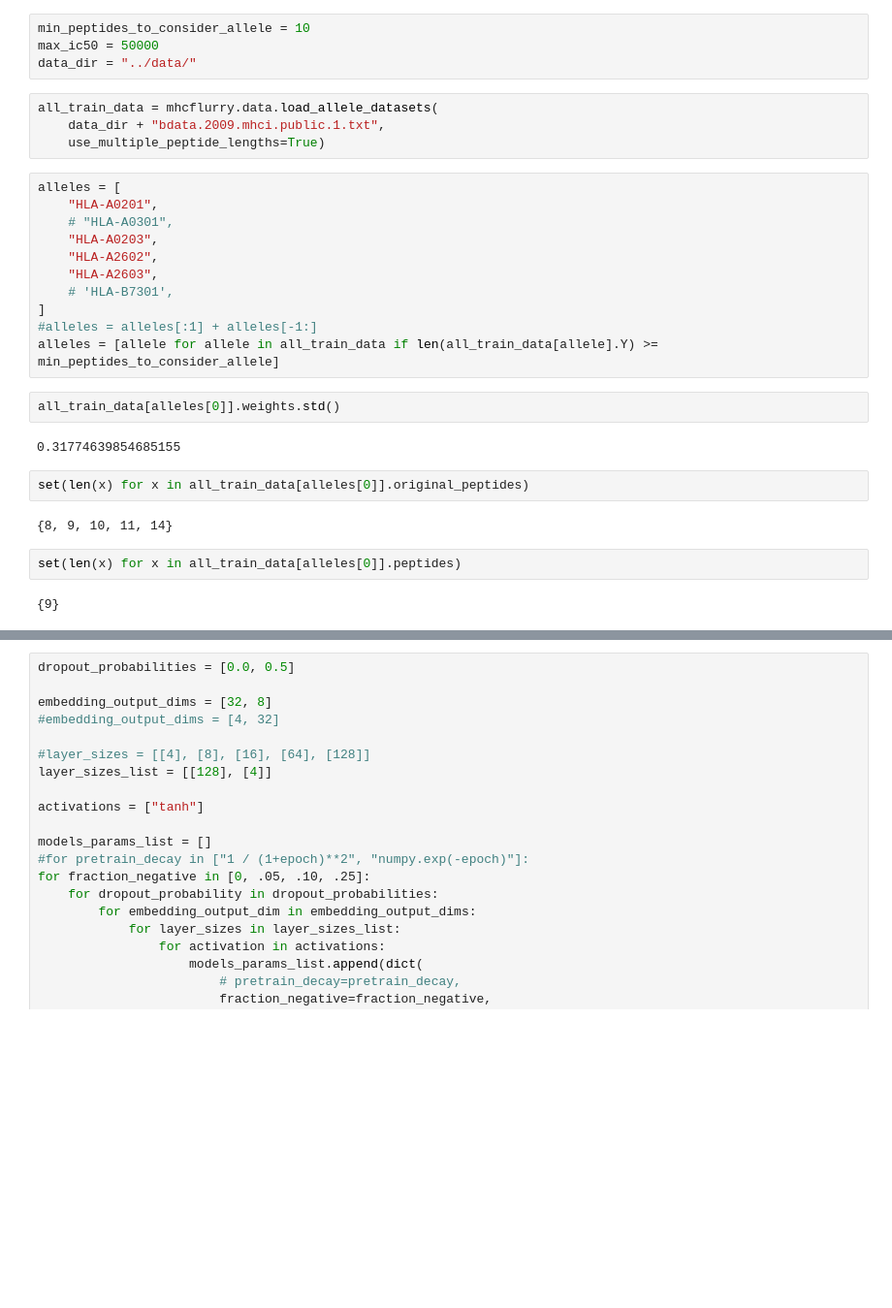
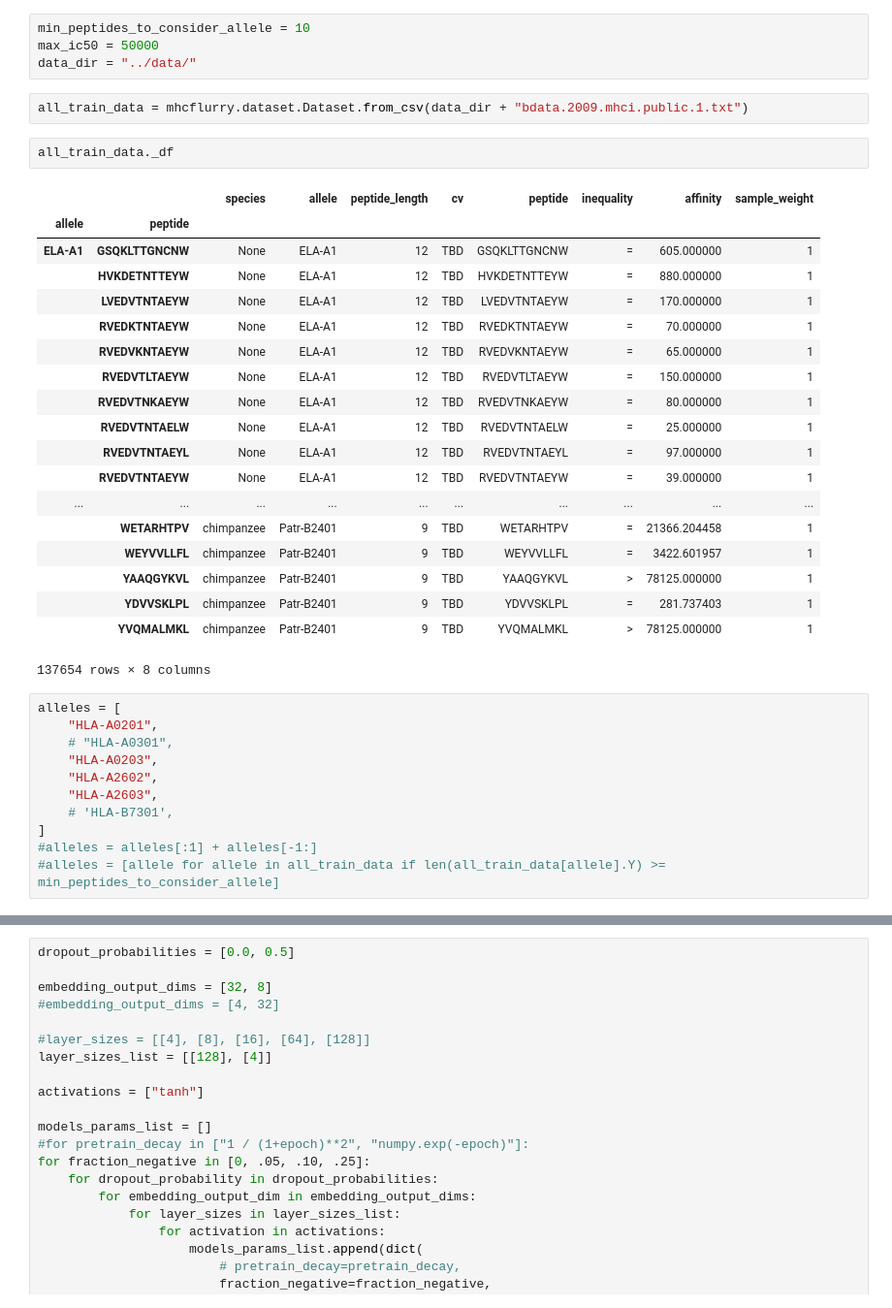
Before and after one commit to hammerlab/mhcflurry-icml-compbio-2016, a Jupyter notebook: notebooks/cv.ipynb, the cells around one changed output, grey strips where cells are left out. Shown at 97% size. Saved outputs shown, nothing was run; the diff lists cells and outputs as text; blank space fills up the shorter version.

```diff
--- a/notebooks/cv.ipynb
+++ b/notebooks/cv.ipynb
@@ -21,9 +24,29 @@ min_peptides_to_consider_allele = 10
 max_ic50 = 50000
 data_dir = "../data/"
 # %%
-all_train_data = mhcflurry.data.load_allele_datasets(
-    data_dir + "bdata.2009.mhci.public.1.txt",
-    use_multiple_peptide_lengths=True)
+all_train_data = mhcflurry.dataset.Dataset.from_csv(data_dir + "bdata.2009.mhci.public.1.txt")
+# %%
+all_train_data._df
+# %% [output]
+|  |  | species | allele | peptide_length | cv | peptide | inequality | affinity | sample_weight |
+| allele | peptide |  |  |  |  |  |  |  |  |
+| ELA-A1 | GSQKLTTGNCNW | None | ELA-A1 | 12 | TBD | GSQKLTTGNCNW | = | 605.000000 | 1 |
+|  | HVKDETNTTEYW | None | ELA-A1 | 12 | TBD | HVKDETNTTEYW | = | 880.000000 | 1 |
+|  | LVEDVTNTAEYW | None | ELA-A1 | 12 | TBD | LVEDVTNTAEYW | = | 170.000000 | 1 |
+|  | RVEDKTNTAEYW | None | ELA-A1 | 12 | TBD | RVEDKTNTAEYW | = | 70.000000 | 1 |
+|  | RVEDVKNTAEYW | None | ELA-A1 | 12 | TBD | RVEDVKNTAEYW | = | 65.000000 | 1 |
+|  | RVEDVTLTAEYW | None | ELA-A1 | 12 | TBD | RVEDVTLTAEYW | = | 150.000000 | 1 |
+|  | RVEDVTNKAEYW | None | ELA-A1 | 12 | TBD | RVEDVTNKAEYW | = | 80.000000 | 1 |
+|  | RVEDVTNTAELW | None | ELA-A1 | 12 | TBD | RVEDVTNTAELW | = | 25.000000 | 1 |
+|  | RVEDVTNTAEYL | None | ELA-A1 | 12 | TBD | RVEDVTNTAEYL | = | 97.000000 | 1 |
+|  | RVEDVTNTAEYW | None | ELA-A1 | 12 | TBD | RVEDVTNTAEYW | = | 39.000000 | 1 |
+| ... | ... | ... | ... | ... | ... | ... | ... | ... | ... |
+|  | WETARHTPV | chimpanzee | Patr-B2401 | 9 | TBD | WETARHTPV | = | 21366.204458 | 1 |
+|  | WEYVVLLFL | chimpanzee | Patr-B2401 | 9 | TBD | WEYVVLLFL | = | 3422.601957 | 1 |
+|  | YAAQGYKVL | chimpanzee | Patr-B2401 | 9 | TBD | YAAQGYKVL | > | 78125.000000 | 1 |
+|  | YDVVSKLPL | chimpanzee | Patr-B2401 | 9 | TBD | YDVVSKLPL | = | 281.737403 | 1 |
+|  | YVQMALMKL | chimpanzee | Patr-B2401 | 9 | TBD | YVQMALMKL | > | 78125.000000 | 1 |
+137654 rows × 8 columns
 # %%
 alleles = [
     "HLA-A0201",
@@ -34,16 +57,4 @@ alleles = [
     # 'HLA-B7301',
 ]
 #alleles = alleles[:1] + alleles[-1:]
-alleles = [allele for allele in all_train_data if len(all_train_data[allele].Y) >= min_peptides_to_consider_allele]
+#alleles = [allele for allele in all_train_data if len(all_train_data[allele].Y) >= min_peptides_to_consider_allele]
-# %%
-all_train_data[alleles[0]].weights.std()
-# %% [output]
-0.31774639854685155
-# %%
-set(len(x) for x in all_train_data[alleles[0]].original_peptides)
-# %% [output]
-{8, 9, 10, 11, 14}
-# %%
-set(len(x) for x in all_train_data[alleles[0]].peptides)
-# %% [output]
-{9}
```
Also changed, not shown: parts of 8 cells of this notebook, 4 other files.
